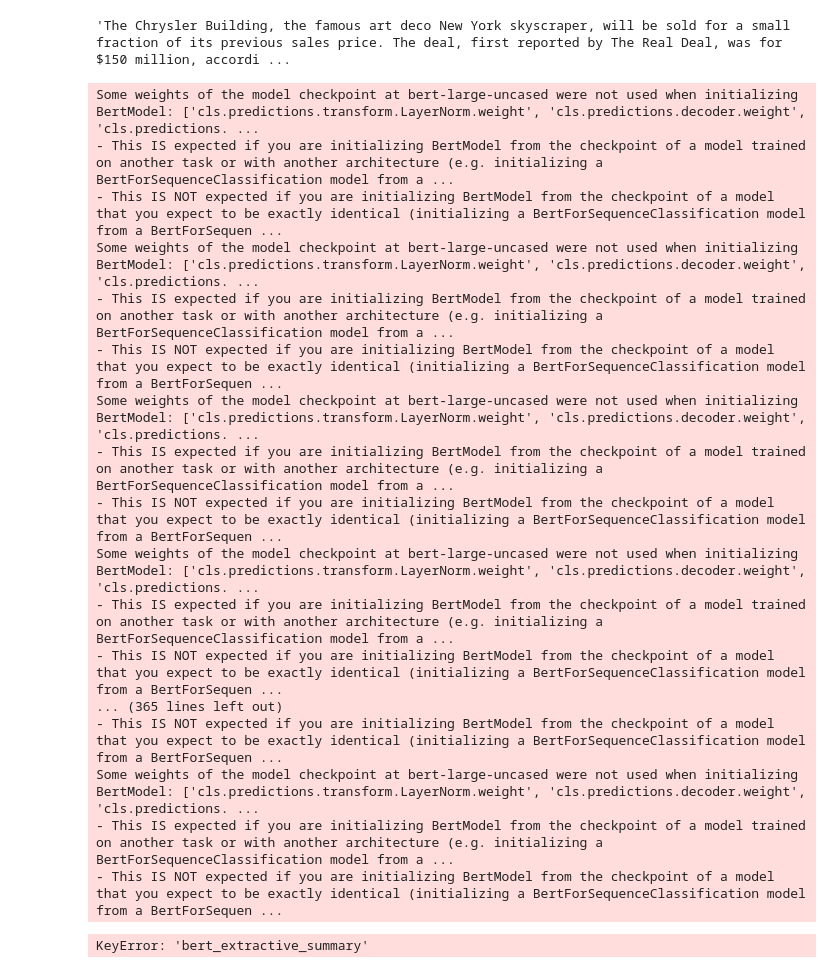
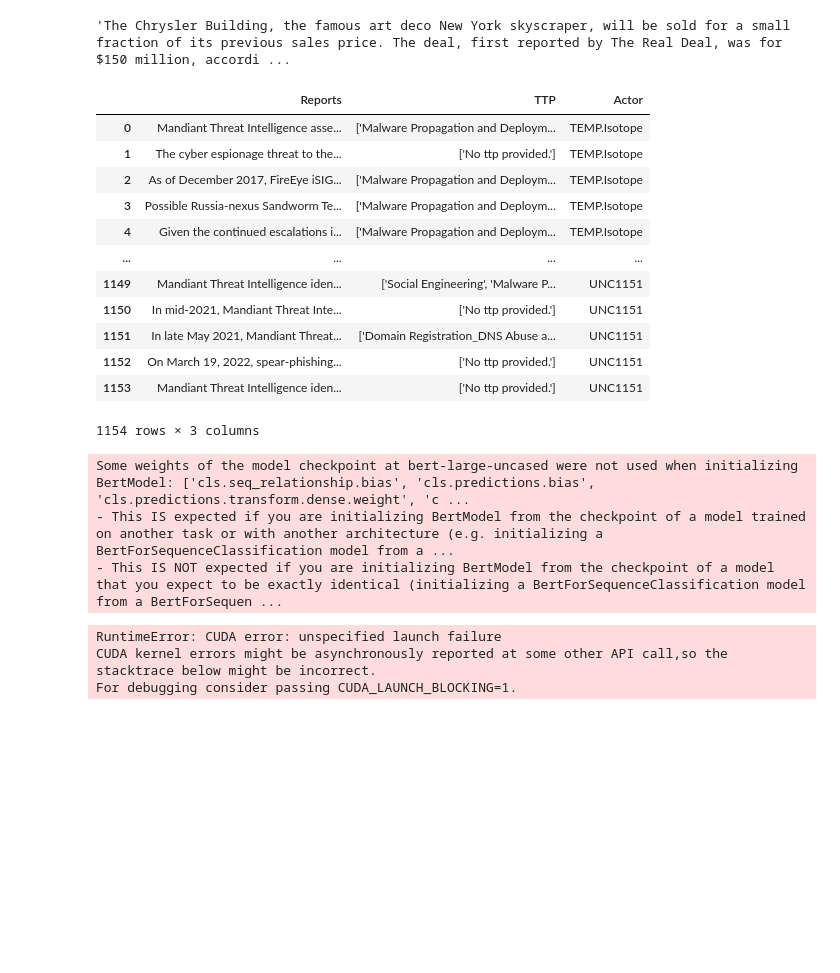
Before and after one commit to jewjux/cyber_text_classification, a Jupyter notebook: extraction_summary.ipynb, the cells around one changed output. Saved outputs shown, nothing was run; the diff lists cells and outputs as text; code cells hidden in the pictures; blank space fills up the shorter version.

Commit message:
bert

```diff
--- a/extraction_summary.ipynb
+++ b/extraction_summary.ipynb
@@ -177,28 +183,33 @@ def generate_bert_summary(text, num_sentences=6):
     end = timer()
 
     return summary, str(timedelta(seconds=end-start))
+# %%
+data = pd.read_csv(os.path.join("assets","ruscraper_results.csv"))
+# %%
+data
+# %% [output]
+|  | Reports | TTP | Actor |
+| 0 | Mandiant Threat Intelligence asse... | ['Malware Propagation and Deploym... | TEMP.Isotope |
+| 1 | The cyber espionage threat to the... | ['No ttp provided.'] | TEMP.Isotope |
+| 2 | As of December 2017, FireEye iSIG... | ['Malware Propagation and Deploym... | TEMP.Isotope |
+| 3 | Possible Russia-nexus Sandworm Te... | ['Malware Propagation and Deploym... | TEMP.Isotope |
+| 4 | Given the continued escalations i... | ['Malware Propagation and Deploym... | TEMP.Isotope |
+| ... | ... | ... | ... |
+| 1149 | Mandiant Threat Intelligence iden... | ['Social Engineering', 'Malware P... | UNC1151 |
+| 1150 | In mid-2021, Mandiant Threat Inte... | ['No ttp provided.'] | UNC1151 |
+| 1151 | In late May 2021, Mandiant Threat... | ['Domain Registration_DNS Abuse a... | UNC1151 |
+| 1152 | On March 19, 2022, spear-phishing... | ['No ttp provided.'] | UNC1151 |
+| 1153 | Mandiant Threat Intelligence iden... | ['No ttp provided.'] | UNC1151 |
+1154 rows × 3 columns
 # %%
-data["bert_extractive_summary"] = data["threatdetails"].apply(generate_bert_summary)
+data["Summary"] = data["Reports"].apply(generate_bert_summary)
 # %% [output]
-Some weights of the model checkpoint at bert-large-uncased were not used when initializing BertModel: ['cls.predictions.transform.LayerNorm.weight', 'cls.predictions.decoder.weight', 'cls.predictions. ...
+Some weights of the model checkpoint at bert-large-uncased were not used when initializing BertModel: ['cls.seq_relationship.bias', 'cls.predictions.bias', 'cls.predictions.transform.dense.weight', 'c ...
 - This IS expected if you are initializing BertModel from the checkpoint of a model trained on another task or with another architecture (e.g. initializing a BertForSequenceClassification model from a ...
 - This IS NOT expected if you are initializing BertModel from the checkpoint of a model that you expect to be exactly identical (initializing a BertForSequenceClassification model from a BertForSequen ...
-Some weights of the model checkpoint at bert-large-uncased were not used when initializing BertModel: ['cls.predictions.transform.LayerNorm.weight', 'cls.predictions.decoder.weight', 'cls.predictions. ...
-- This IS expected if you are initializing BertModel from the checkpoint of a model trained on another task or with another architecture (e.g. initializing a BertForSequenceClassification model from a ...
-- This IS NOT expected if you are initializing BertModel from the checkpoint of a model that you expect to be exactly identical (initializing a BertForSequenceClassification model from a BertForSequen ...
-Some weights of the model checkpoint at bert-large-uncased were not used when initializing BertModel: ['cls.predictions.transform.LayerNorm.weight', 'cls.predictions.decoder.weight', 'cls.predictions. ...
-- This IS expected if you are initializing BertModel from the checkpoint of a model trained on another task or with another architecture (e.g. initializing a BertForSequenceClassification model from a ...
-- This IS NOT expected if you are initializing BertModel from the checkpoint of a model that you expect to be exactly identical (initializing a BertForSequenceClassification model from a BertForSequen ...
-Some weights of the model checkpoint at bert-large-uncased were not used when initializing BertModel: ['cls.predictions.transform.LayerNorm.weight', 'cls.predictions.decoder.weight', 'cls.predictions. ...
-- This IS expected if you are initializing BertModel from the checkpoint of a model trained on another task or with another architecture (e.g. initializing a BertForSequenceClassification model from a ...
-- This IS NOT expected if you are initializing BertModel from the checkpoint of a model that you expect to be exactly identical (initializing a BertForSequenceClassification model from a BertForSequen ...
-... (365 lines left out)
-- This IS NOT expected if you are initializing BertModel from the checkpoint of a model that you expect to be exactly identical (initializing a BertForSequenceClassification model from a BertForSequen ...
-Some weights of the model checkpoint at bert-large-uncased were not used when initializing BertModel: ['cls.predictions.transform.LayerNorm.weight', 'cls.predictions.decoder.weight', 'cls.predictions. ...
-- This IS expected if you are initializing BertModel from the checkpoint of a model trained on another task or with another architecture (e.g. initializing a BertForSequenceClassification model from a ...
-- This IS NOT expected if you are initializing BertModel from the checkpoint of a model that you expect to be exactly identical (initializing a BertForSequenceClassification model from a BertForSequen ...
+RuntimeError: CUDA error: unspecified launch failure
+CUDA kernel errors might be asynchronously reported at some other API call,so the stacktrace below might be incorrect.
+For debugging consider passing CUDA_LAUNCH_BLOCKING=1.
 # %%
-temp = pd.DataFrame(data["bert_extractive_summary"].values.tolist(), columns=["bert_extractive_summary", "bert_extractive_summary_time_taken"])
+temp = pd.DataFrame(data["Summary"].values.tolist(), columns=["Summary", "Summary_time_taken"])
-# %% [output]
-KeyError: 'bert_extractive_summary'
 # %%
```
Also changed, not shown: parts of 10 cells of this notebook, 3 other files.
